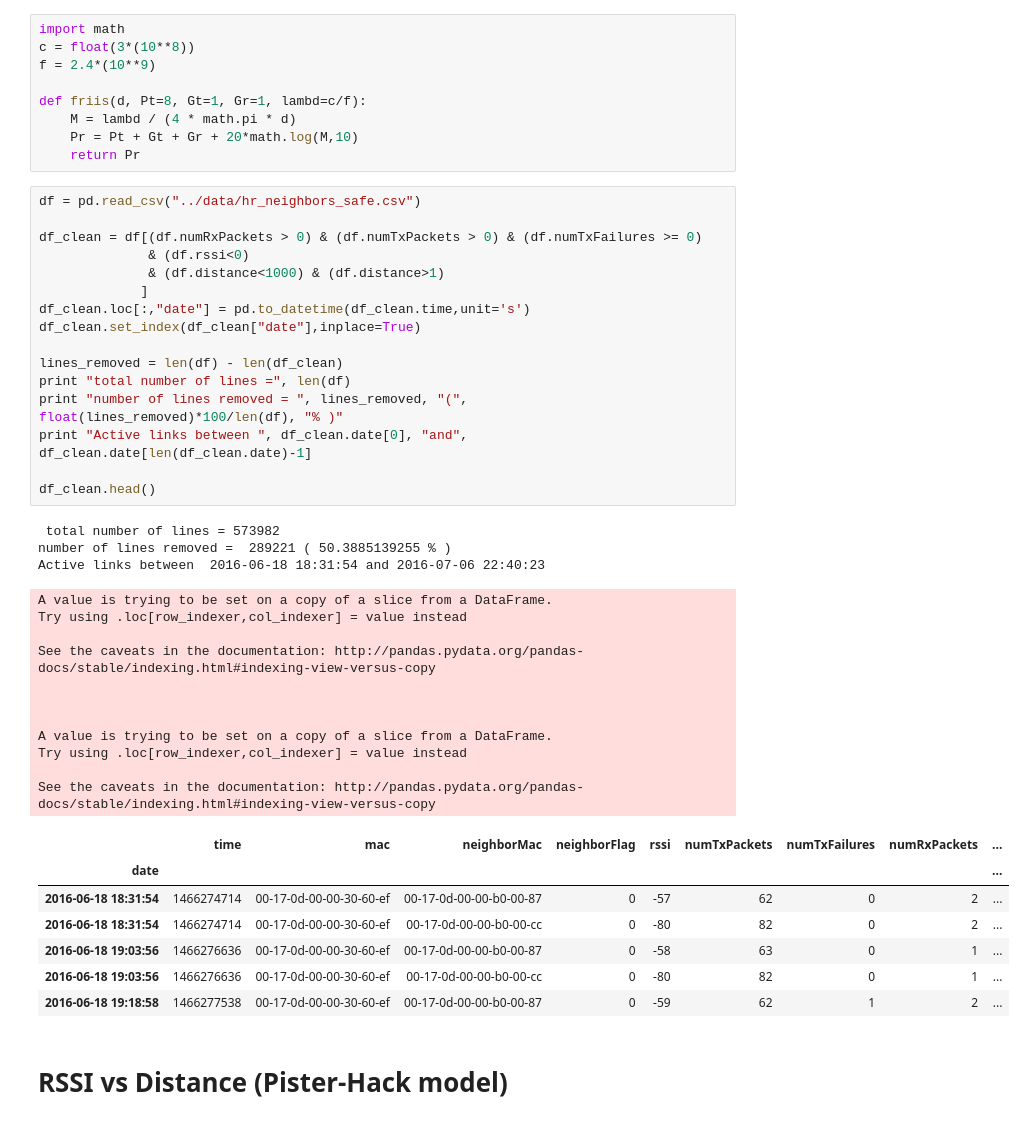
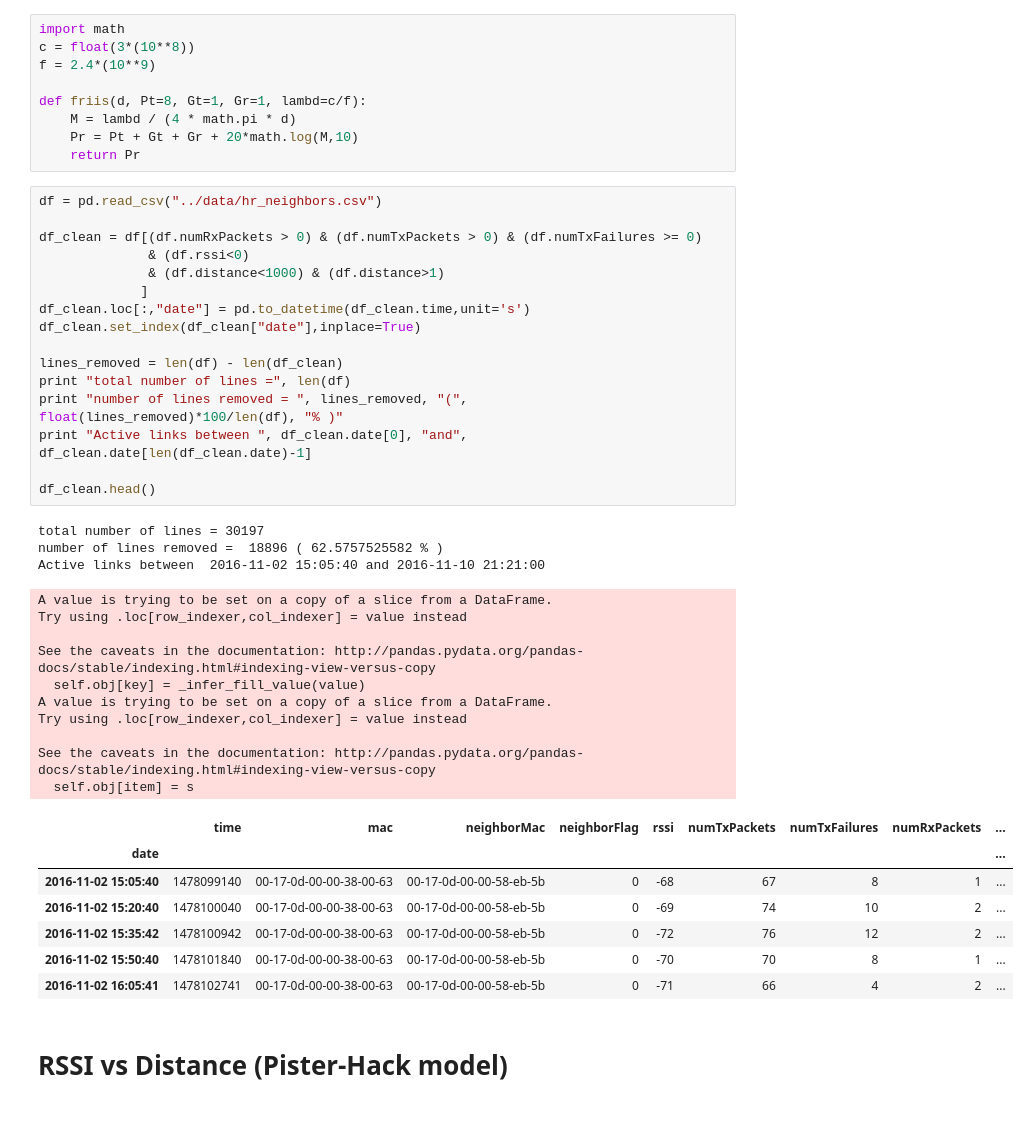
Before and after one commit to keomabrun/brun18using, a Jupyter notebook: notebooks/Pister_Hack.ipynb, the cells around one changed output. Saved outputs shown, nothing was run; the diff lists cells and outputs as text.

```diff
--- a/notebooks/Pister_Hack.ipynb
+++ b/notebooks/Pister_Hack.ipynb
@@ -22,43 +19,42 @@ def friis(d, Pt=8, Gt=1, Gr=1, lambd=c/f):
     Pr = Pt + Gt + Gr + 20*math.log(M,10)
     return Pr
 # %%
-df = pd.read_csv("../data/hr_neighbors_safe.csv")
+df = pd.read_csv("../data/hr_neighbors.csv")
 
 df_clean = df[(df.numRxPackets > 0) & (df.numTxPackets > 0) & (df.numTxFailures >= 0)
               & (df.rssi<0)
               & (df.distance<1000) & (df.distance>1)
              ]
 df_clean.loc[:,"date"] = pd.to_datetime(df_clean.time,unit='s')
 df_clean.set_index(df_clean["date"],inplace=True)
 
 lines_removed = len(df) - len(df_clean)
 print "total number of lines =", len(df)
 print "number of lines removed = ", lines_removed, "(", float(lines_removed)*100/len(df), "% )"
 print "Active links between ", df_clean.date[0], "and", df_clean.date[len(df_clean.date)-1]
 
 df_clean.head()
 # %% [output]
- total number of lines = 573982
-number of lines removed =  289221 ( 50.3885139255 % )
-Active links between  2016-06-18 18:31:54 and 2016-07-06 22:40:23
+total number of lines = 30197
+number of lines removed =  18896 ( 62.5757525582 % )
+Active links between  2016-11-02 15:05:40 and 2016-11-10 21:21:00
 A value is trying to be set on a copy of a slice from a DataFrame.
 Try using .loc[row_indexer,col_indexer] = value instead
 
 See the caveats in the documentation: http://pandas.pydata.org/pandas-docs/stable/indexing.html#indexing-view-versus-copy
-
-
-
+  self.obj[key] = _infer_fill_value(value)
 A value is trying to be set on a copy of a slice from a DataFrame.
 Try using .loc[row_indexer,col_indexer] = value instead
 
 See the caveats in the documentation: http://pandas.pydata.org/pandas-docs/stable/indexing.html#indexing-view-versus-copy
+  self.obj[item] = s
 |  | time | mac | neighborMac | neighborFlag | rssi | numTxPackets | numTxFailures | numRxPackets | ... |
 | date |  |  |  |  |  |  |  |  | ... |
-| 2016-06-18 18:31:54 | 1466274714 | 00-17-0d-00-00-30-60-ef | 00-17-0d-00-00-b0-00-87 | 0 | -57 | 62 | 0 | 2 | ... |
-| 2016-06-18 18:31:54 | 1466274714 | 00-17-0d-00-00-30-60-ef | 00-17-0d-00-00-b0-00-cc | 0 | -80 | 82 | 0 | 2 | ... |
-| 2016-06-18 19:03:56 | 1466276636 | 00-17-0d-00-00-30-60-ef | 00-17-0d-00-00-b0-00-87 | 0 | -58 | 63 | 0 | 1 | ... |
-| 2016-06-18 19:03:56 | 1466276636 | 00-17-0d-00-00-30-60-ef | 00-17-0d-00-00-b0-00-cc | 0 | -80 | 82 | 0 | 1 | ... |
-| 2016-06-18 19:18:58 | 1466277538 | 00-17-0d-00-00-30-60-ef | 00-17-0d-00-00-b0-00-87 | 0 | -59 | 62 | 1 | 2 | ... |
+| 2016-11-02 15:05:40 | 1478099140 | 00-17-0d-00-00-38-00-63 | 00-17-0d-00-00-58-eb-5b | 0 | -68 | 67 | 8 | 1 | ... |
+| 2016-11-02 15:20:40 | 1478100040 | 00-17-0d-00-00-38-00-63 | 00-17-0d-00-00-58-eb-5b | 0 | -69 | 74 | 10 | 2 | ... |
+| 2016-11-02 15:35:42 | 1478100942 | 00-17-0d-00-00-38-00-63 | 00-17-0d-00-00-58-eb-5b | 0 | -72 | 76 | 12 | 2 | ... |
+| 2016-11-02 15:50:40 | 1478101840 | 00-17-0d-00-00-38-00-63 | 00-17-0d-00-00-58-eb-5b | 0 | -70 | 70 | 8 | 1 | ... |
+| 2016-11-02 16:05:41 | 1478102741 | 00-17-0d-00-00-38-00-63 | 00-17-0d-00-00-58-eb-5b | 0 | -71 | 66 | 4 | 2 | ... |
 # %% [markdown]
 # RSSI vs Distance (Pister-Hack model)
 # %% [markdown]
```
Also changed, not shown: parts of 4 cells of this notebook.
